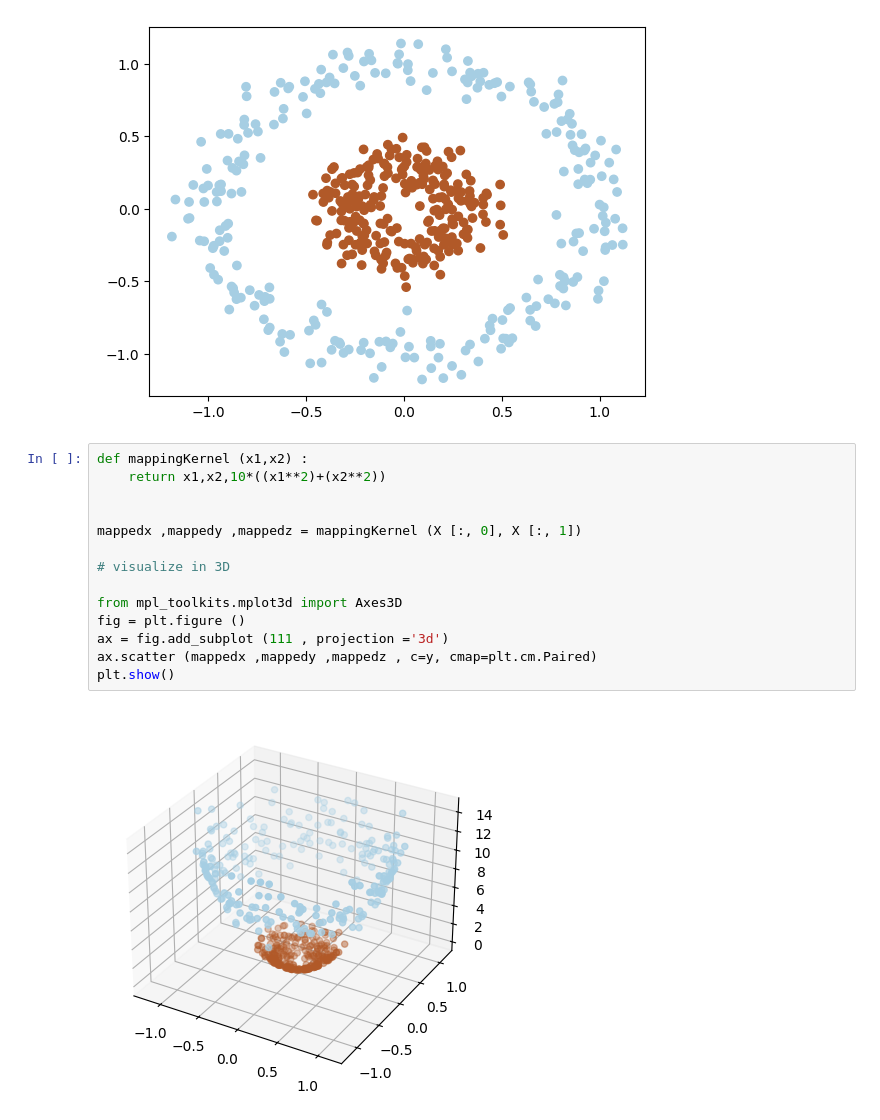
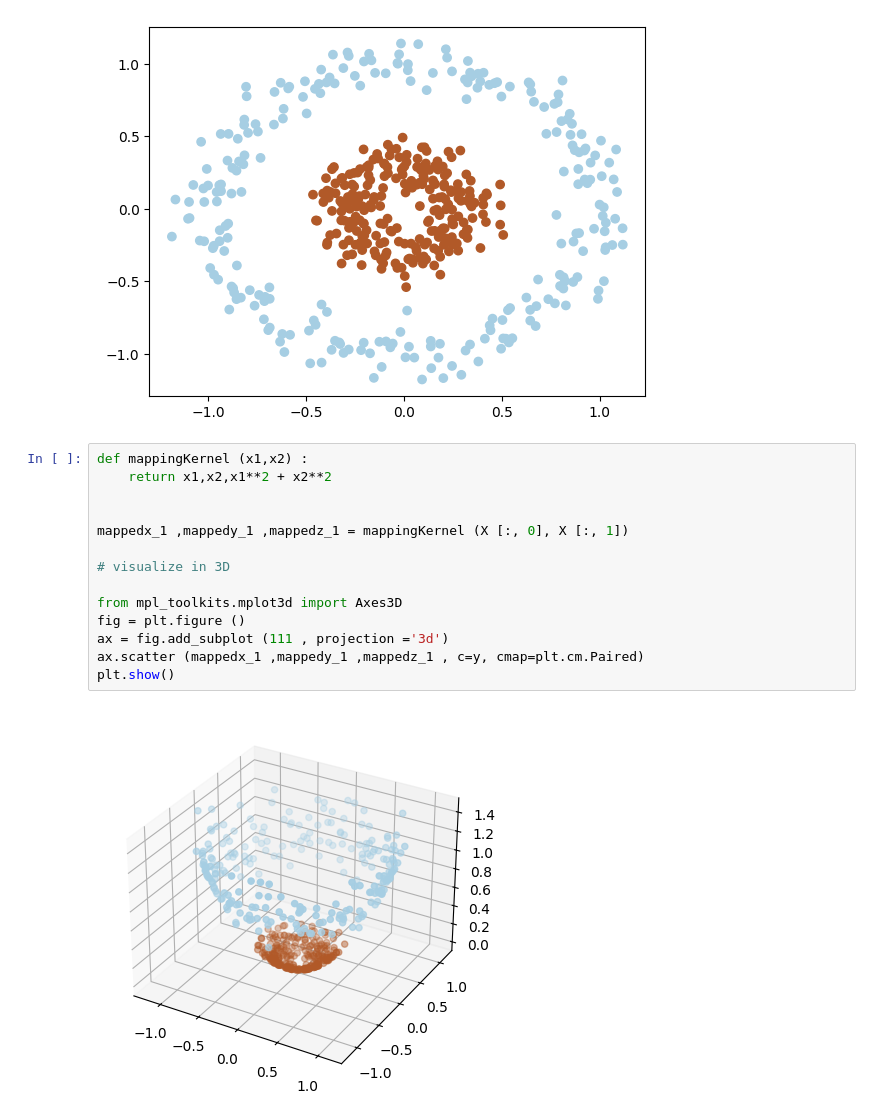
Before and after one commit to Vgr20/EN3150_Assignment_04, a Jupyter notebook: Assignment.ipynb, the cells around one changed output. Saved outputs shown, nothing was run; the diff lists cells and outputs as text.

```diff
--- a/Assignment.ipynb
+++ b/Assignment.ipynb
@@ -12,17 +12,17 @@ plt.show()
 [figure]
 # %%
 def mappingKernel (x1,x2) :
-    return x1,x2,10*((x1**2)+(x2**2))
+    return x1,x2,x1**2 + x2**2
 
 
-mappedx ,mappedy ,mappedz = mappingKernel (X [:, 0], X [:, 1])
+mappedx_1 ,mappedy_1 ,mappedz_1 = mappingKernel (X [:, 0], X [:, 1])
 
 # visualize in 3D
 
 from mpl_toolkits.mplot3d import Axes3D
 fig = plt.figure ()
 ax = fig.add_subplot (111 , projection ='3d')
-ax.scatter (mappedx ,mappedy ,mappedz , c=y, cmap=plt.cm.Paired)
+ax.scatter (mappedx_1 ,mappedy_1 ,mappedz_1 , c=y, cmap=plt.cm.Paired)
 plt.show()
 # %% [output]
-[figure, old version]
+[figure, new version]
```
Also changed, not shown: parts of 8 cells of this notebook, 23 other files.
